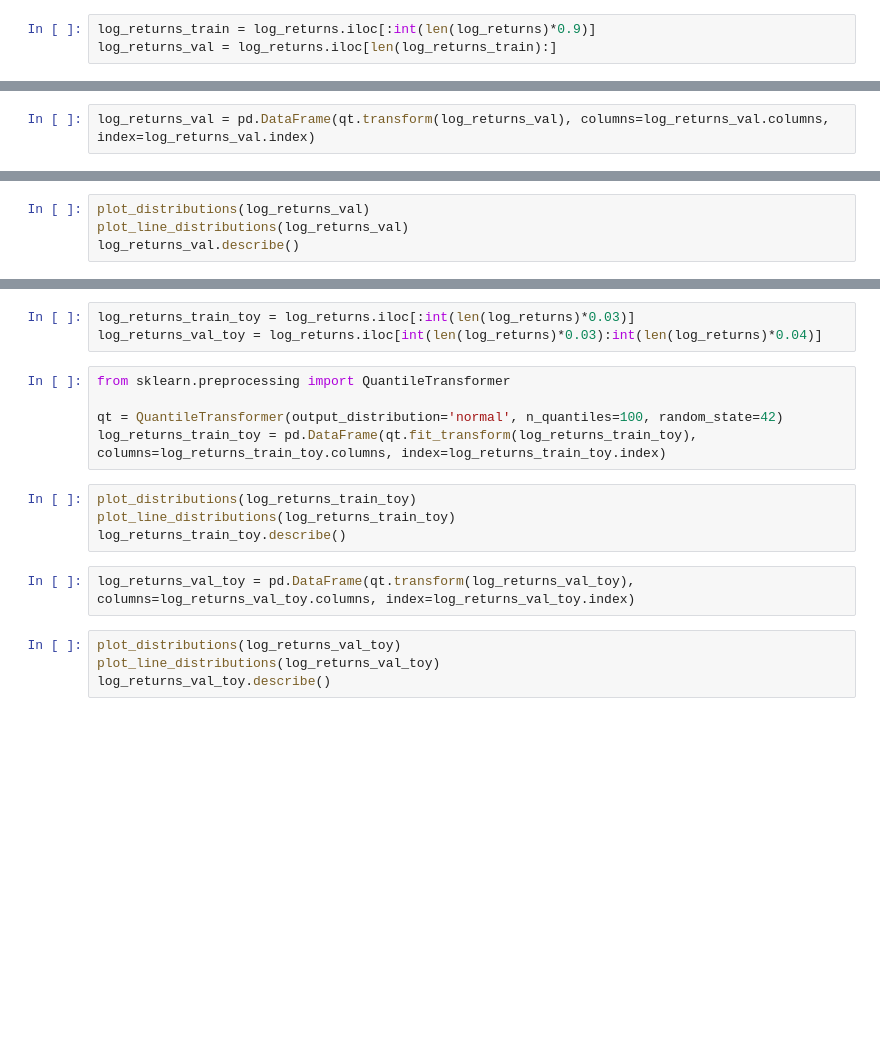
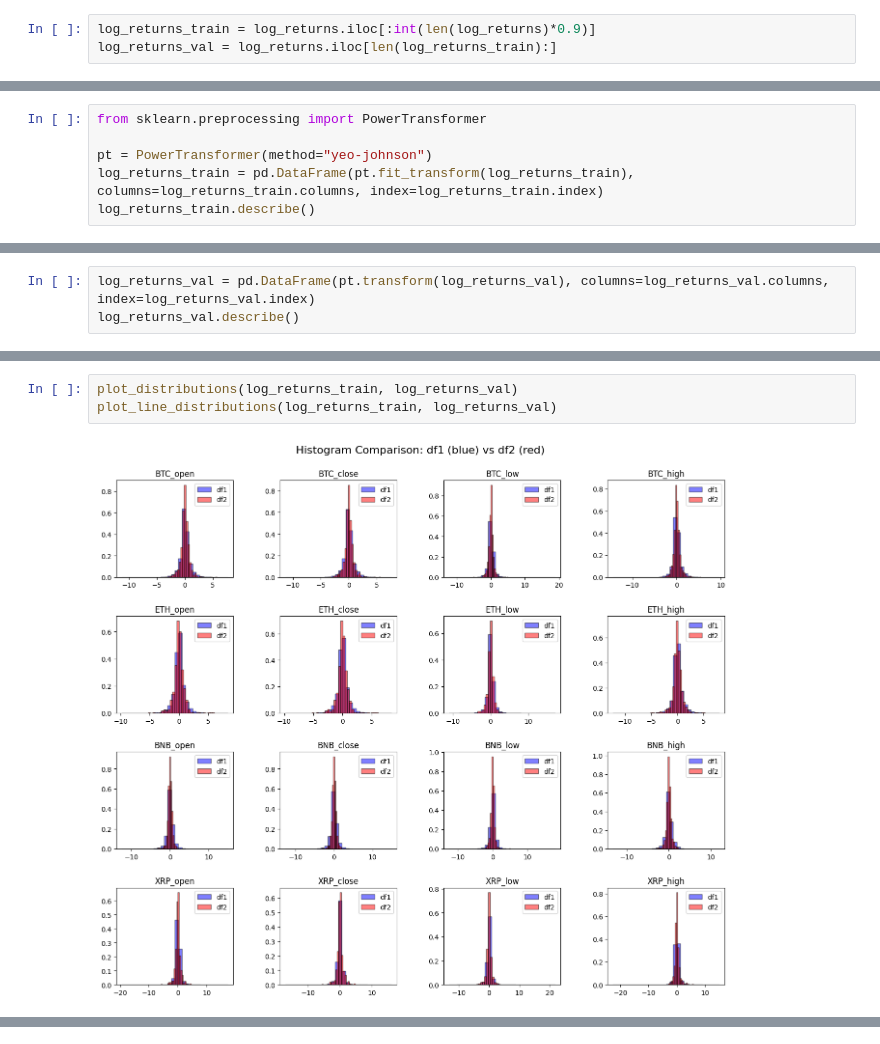
Before and after one commit to mericdemirors/CrossCurrencyPrediction, a Jupyter notebook: 04_data_cleaning.ipynb, the cells around one changed output, grey strips where cells are left out. Saved outputs shown, nothing was run; the diff lists cells and outputs as text; blank space fills up the shorter version.

```diff
--- a/04_data_cleaning.ipynb
+++ b/04_data_cleaning.ipynb
@@ -205,0 +373,6 @@ log_returns_train.describe()
+# %%
+from sklearn.preprocessing import PowerTransformer
+
+pt = PowerTransformer(method="yeo-johnson")
+log_returns_train = pd.DataFrame(pt.fit_transform(log_returns_train), columns=log_returns_train.columns, index=log_returns_train.index)
+log_returns_train.describe()
@@ -206,2 +389,3 @@ log_returns_train.describe()
 # %%
-log_returns_val = pd.DataFrame(qt.transform(log_returns_val), columns=log_returns_val.columns, index=log_returns_val.index)
+log_returns_val = pd.DataFrame(pt.transform(log_returns_val), columns=log_returns_val.columns, index=log_returns_val.index)
+log_returns_val.describe()
@@ -208,4 +402,5 @@ log_returns_val = pd.DataFrame(qt.transform(log_returns_val), columns=log_return
 # %%
-plot_distributions(log_returns_val)
-plot_line_distributions(log_returns_val)
-log_returns_val.describe()
+plot_distributions(log_returns_train, log_returns_val)
+plot_line_distributions(log_returns_train, log_returns_val)
+# %% [output]
+[figure, added]
@@ -212,18 +407,0 @@ log_returns_val.describe()
-# %%
-log_returns_train_toy = log_returns.iloc[:int(len(log_returns)*0.03)]
-log_returns_val_toy = log_returns.iloc[int(len(log_returns)*0.03):int(len(log_returns)*0.04)]
-# %%
-from sklearn.preprocessing import QuantileTransformer
-
-qt = QuantileTransformer(output_distribution='normal', n_quantiles=100, random_state=42)
-log_returns_train_toy = pd.DataFrame(qt.fit_transform(log_returns_train_toy), columns=log_returns_train_toy.columns, index=log_returns_train_toy.index)
-# %%
-plot_distributions(log_returns_train_toy)
-plot_line_distributions(log_returns_train_toy)
-log_returns_train_toy.describe()
-# %%
-log_returns_val_toy = pd.DataFrame(qt.transform(log_returns_val_toy), columns=log_returns_val_toy.columns, index=log_returns_val_toy.index)
-# %%
-plot_distributions(log_returns_val_toy)
-plot_line_distributions(log_returns_val_toy)
-log_returns_val_toy.describe()
```
Also changed, not shown: parts of 40 cells of this notebook, 1 other file.
